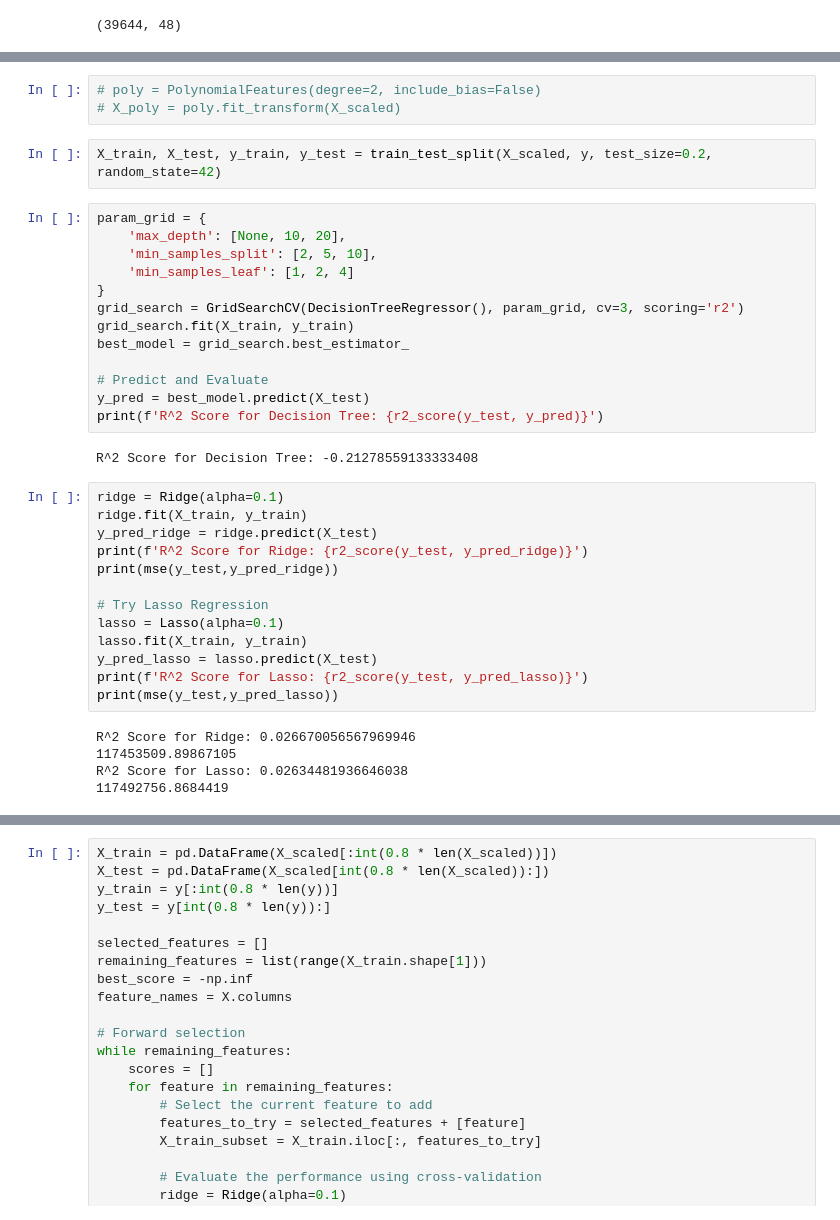
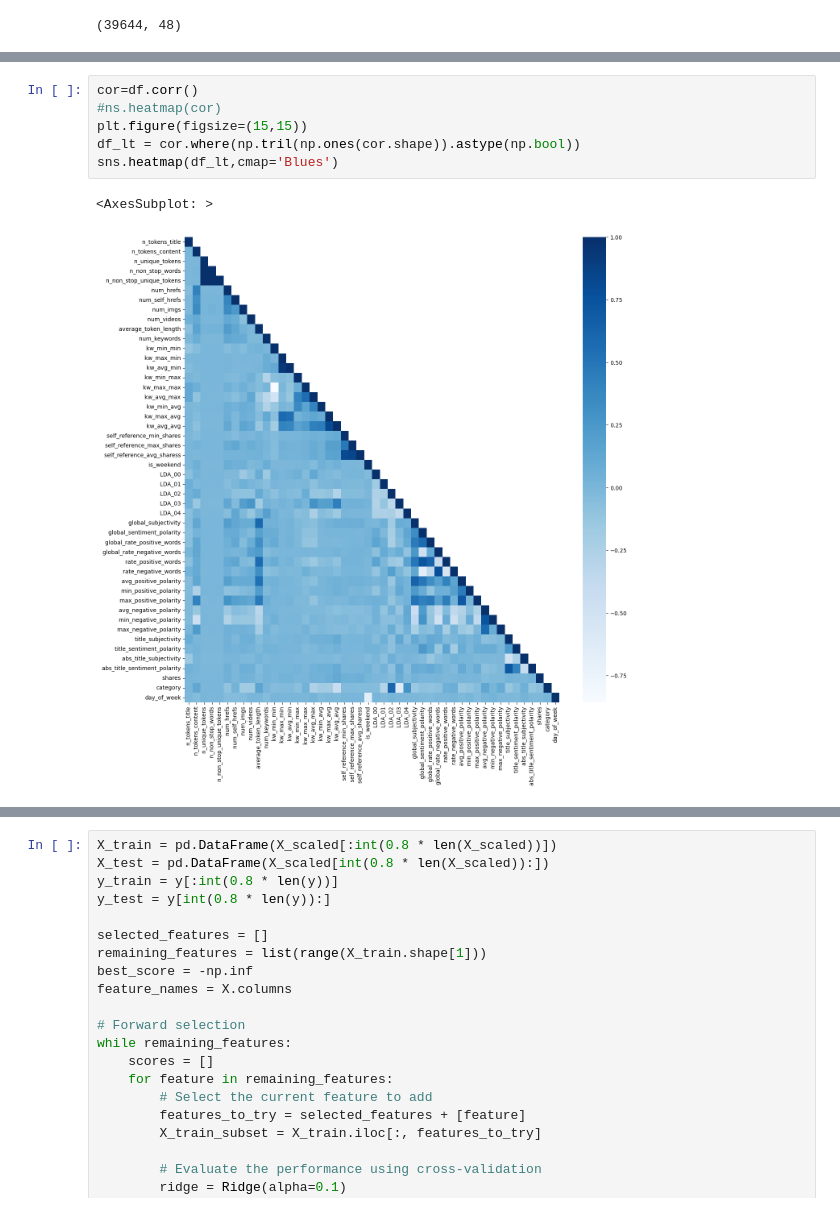
Before and after one commit to mostafamhmdi/A-data-mining-project, a Jupyter notebook: notebooks/preprocess-news.ipynb, the cells around one changed output, grey strips where cells are left out. Drawn from its saved outputs; the diff is of its cells as text.

```diff
--- a/notebooks/preprocess-news.ipynb
+++ b/notebooks/preprocess-news.ipynb
@@ -154,38 +103,9 @@ plt.show()
-# %%
-# poly = PolynomialFeatures(degree=2, include_bias=False)
-# X_poly = poly.fit_transform(X_scaled)
-# %%
-X_train, X_test, y_train, y_test = train_test_split(X_scaled, y, test_size=0.2, random_state=42)
-# %%
-param_grid = {
-    'max_depth': [None, 10, 20],
-    'min_samples_split': [2, 5, 10],
-    'min_samples_leaf': [1, 2, 4]
-}
-grid_search = GridSearchCV(DecisionTreeRegressor(), param_grid, cv=3, scoring='r2')
-grid_search.fit(X_train, y_train)
-best_model = grid_search.best_estimator_
-
-# Predict and Evaluate
-y_pred = best_model.predict(X_test)
-print(f'R^2 Score for Decision Tree: {r2_score(y_test, y_pred)}')
-# %% [output]
-R^2 Score for Decision Tree: -0.21278559133333408
-# %%
-ridge = Ridge(alpha=0.1)
-ridge.fit(X_train, y_train)
-y_pred_ridge = ridge.predict(X_test)
-print(f'R^2 Score for Ridge: {r2_score(y_test, y_pred_ridge)}')
-print(mse(y_test,y_pred_ridge))
-
-# Try Lasso Regression
-lasso = Lasso(alpha=0.1)
-lasso.fit(X_train, y_train)
-y_pred_lasso = lasso.predict(X_test)
-print(f'R^2 Score for Lasso: {r2_score(y_test, y_pred_lasso)}')
-print(mse(y_test,y_pred_lasso))
-# %% [output]
-R^2 Score for Ridge: 0.026670056567969946
-117453509.89867105
-R^2 Score for Lasso: 0.02634481936646038
-117492756.8684419
+# %%
+cor=df.corr()
+#ns.heatmap(cor)
+plt.figure(figsize=(15,15))
+df_lt = cor.where(np.tril(np.ones(cor.shape)).astype(np.bool))
+sns.heatmap(df_lt,cmap='Blues')
+# %% [output]
+<AxesSubplot: >
+[figure, added]
```
Also changed, not shown: parts of 29 cells of this notebook, 2 other files.
